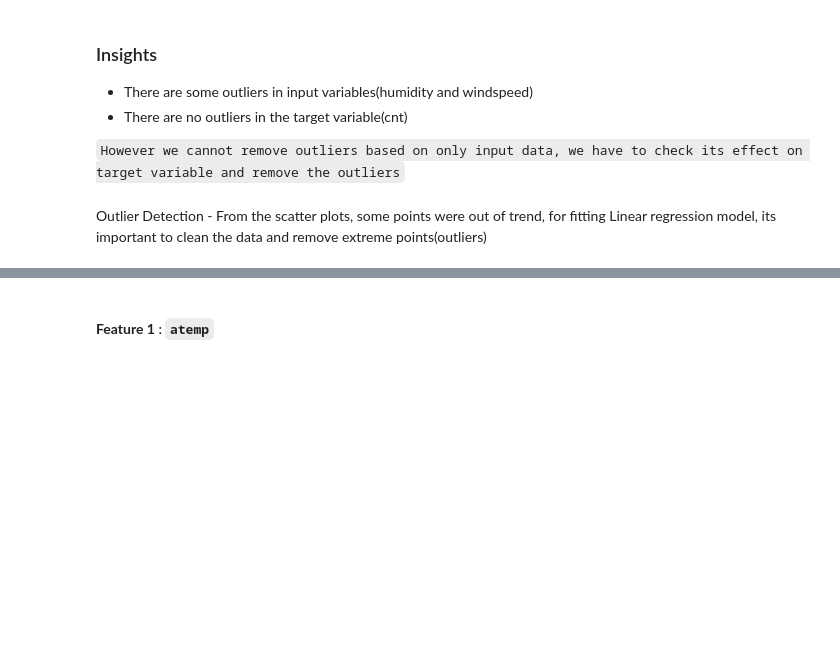
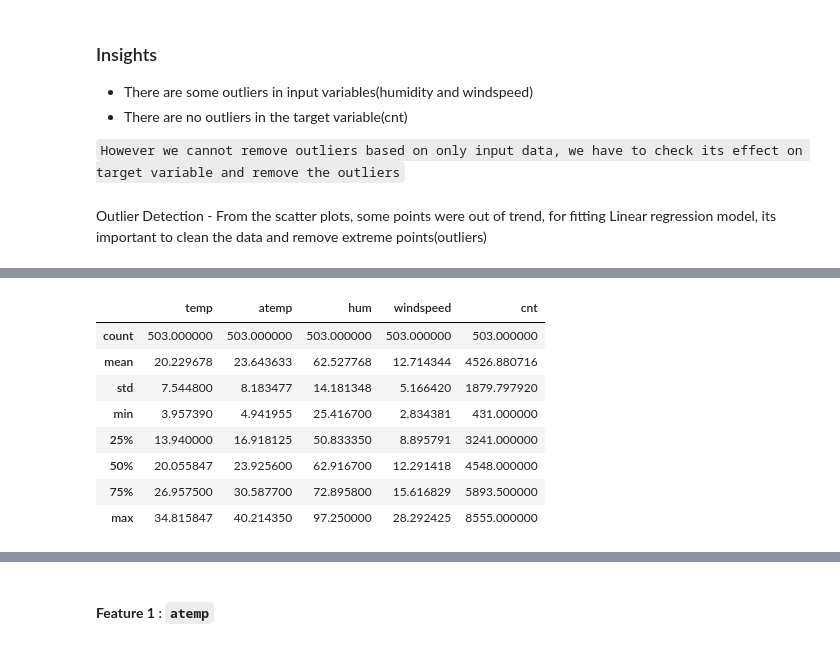
Before and after one commit to karthickchetti/Bike_Sharing, a Jupyter notebook: BikeSharing/Bike_Sharing.ipynb, the cells around one changed output, grey strips where cells are left out. Saved outputs shown, nothing was run; the diff lists cells and outputs as text; code cells hidden in the pictures; blank space fills up the shorter version.

```diff
--- a/BikeSharing/Bike_Sharing.ipynb
+++ b/BikeSharing/Bike_Sharing.ipynb
@@ -162,0 +180,12 @@ df_train, df_test = train_test_split(data, train_size = 0.7, test_size = 0.3, ra
+# %%
+df_train[numeric_features].describe()
+# %% [output]
+|  | temp | atemp | hum | windspeed | cnt |
+| count | 503.000000 | 503.000000 | 503.000000 | 503.000000 | 503.000000 |
+| mean | 20.229678 | 23.643633 | 62.527768 | 12.714344 | 4526.880716 |
+| std | 7.544800 | 8.183477 | 14.181348 | 5.166420 | 1879.797920 |
+| min | 3.957390 | 4.941955 | 25.416700 | 2.834381 | 431.000000 |
+| 25% | 13.940000 | 16.918125 | 50.833350 | 8.895791 | 3241.000000 |
+| 50% | 20.055847 | 23.925600 | 62.916700 | 12.291418 | 4548.000000 |
+| 75% | 26.957500 | 30.587700 | 72.895800 | 15.616829 | 5893.500000 |
+| max | 34.815847 | 40.214350 | 97.250000 | 28.292425 | 8555.000000 |
```
Also changed, not shown: parts of 81 cells of this notebook.
